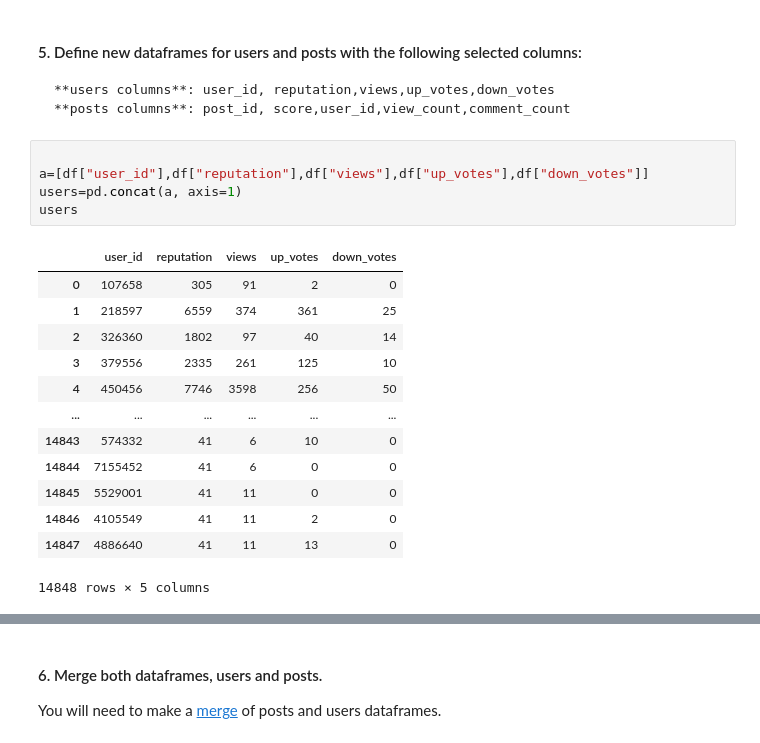
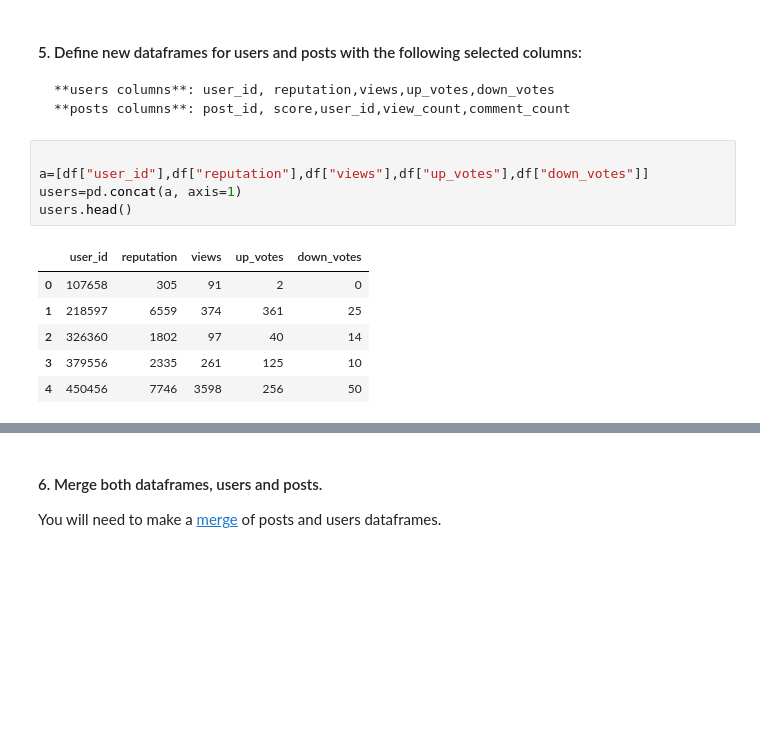
Before and after one commit to ironhack-bcn-data-pt/13-lab-pandas-data-cleaning, a Jupyter notebook: your-code/lab-pandas-data-cleaning.ipynb, the cells around one changed output, grey strips where cells are left out. Drawn from its saved outputs; the diff is of its cells as text; blank space fills up the shorter version.

```diff
--- a/your-code/lab-pandas-data-cleaning.ipynb
+++ b/your-code/lab-pandas-data-cleaning.ipynb
@@ -60,22 +46,15 @@ df1
 # %%
 
 a=[df["user_id"],df["reputation"],df["views"],df["up_votes"],df["down_votes"]]
 users=pd.concat(a, axis=1)
-users
+users.head()
 # %% [output]
 |  | user_id | reputation | views | up_votes | down_votes |
 | 0 | 107658 | 305 | 91 | 2 | 0 |
 | 1 | 218597 | 6559 | 374 | 361 | 25 |
 | 2 | 326360 | 1802 | 97 | 40 | 14 |
 | 3 | 379556 | 2335 | 261 | 125 | 10 |
 | 4 | 450456 | 7746 | 3598 | 256 | 50 |
-| ... | ... | ... | ... | ... | ... |
-| 14843 | 574332 | 41 | 6 | 10 | 0 |
-| 14844 | 7155452 | 41 | 6 | 0 | 0 |
-| 14845 | 5529001 | 41 | 11 | 0 | 0 |
-| 14846 | 4105549 | 41 | 11 | 2 | 0 |
-| 14847 | 4886640 | 41 | 11 | 13 | 0 |
-14848 rows × 5 columns
 # %%
 b=[df1["post_id"],df1["user_id"],df1["view_count"],df1["comment_count"]]
 post=pd.concat(b,axis=1 )
```
Also changed, not shown: parts of 25 cells of this notebook.
